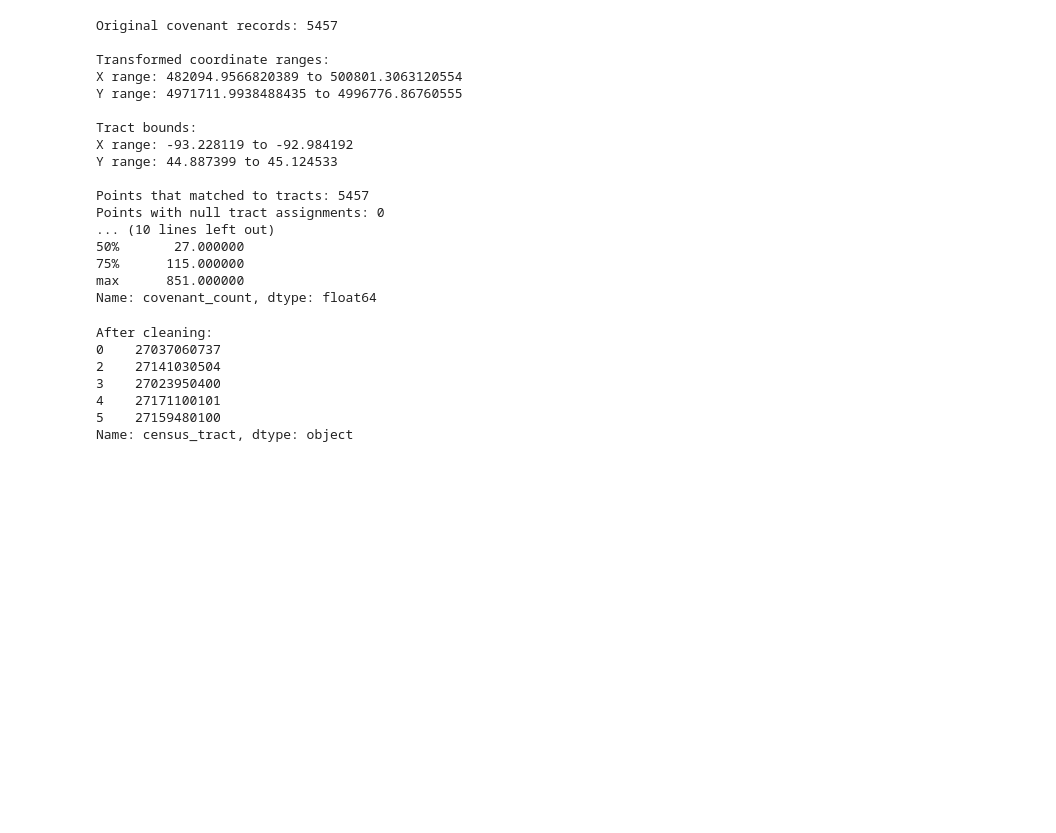
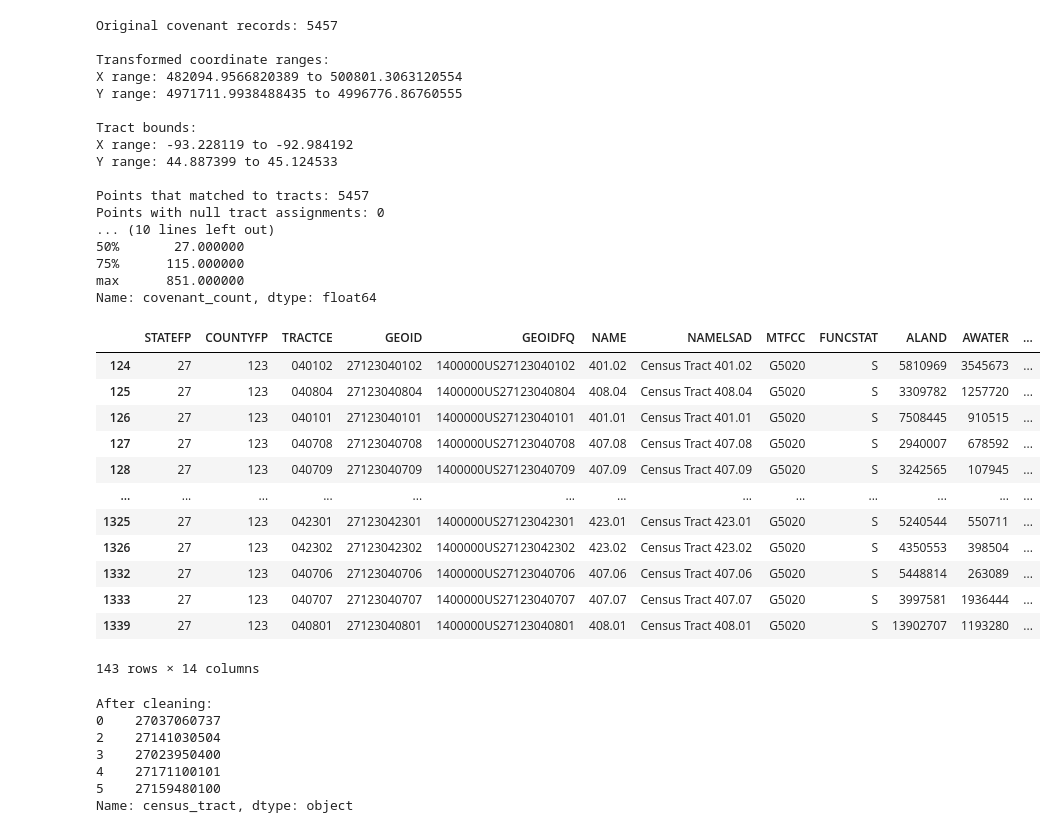
Before and after one commit to chance-roberts/DATA6550-Housing-Bias, a Jupyter notebook: Code/ramsey_housing-data-student-notebook.ipynb, the cells around one changed output. Cells and saved outputs as stored; diff of their text form; code cells hidden in the pictures; blank space fills up the shorter version.

```diff
--- a/Code/ramsey_housing-data-student-notebook.ipynb
+++ b/Code/ramsey_housing-data-student-notebook.ipynb
@@ -439,6 +439,22 @@ Points with null tract assignments: 0
 75%      115.000000
 max      851.000000
 Name: covenant_count, dtype: float64
+# %%
+ramsey_tracts
+# %% [output]
+|  | STATEFP | COUNTYFP | TRACTCE | GEOID | GEOIDFQ | NAME | NAMELSAD | MTFCC | FUNCSTAT | ALAND | AWATER | ... |
+| 124 | 27 | 123 | 040102 | 27123040102 | 1400000US27123040102 | 401.02 | Census Tract 401.02 | G5020 | S | 5810969 | 3545673 | ... |
+| 125 | 27 | 123 | 040804 | 27123040804 | 1400000US27123040804 | 408.04 | Census Tract 408.04 | G5020 | S | 3309782 | 1257720 | ... |
+| 126 | 27 | 123 | 040101 | 27123040101 | 1400000US27123040101 | 401.01 | Census Tract 401.01 | G5020 | S | 7508445 | 910515 | ... |
+| 127 | 27 | 123 | 040708 | 27123040708 | 1400000US27123040708 | 407.08 | Census Tract 407.08 | G5020 | S | 2940007 | 678592 | ... |
+| 128 | 27 | 123 | 040709 | 27123040709 | 1400000US27123040709 | 407.09 | Census Tract 407.09 | G5020 | S | 3242565 | 107945 | ... |
+| ... | ... | ... | ... | ... | ... | ... | ... | ... | ... | ... | ... | ... |
+| 1325 | 27 | 123 | 042301 | 27123042301 | 1400000US27123042301 | 423.01 | Census Tract 423.01 | G5020 | S | 5240544 | 550711 | ... |
+| 1326 | 27 | 123 | 042302 | 27123042302 | 1400000US27123042302 | 423.02 | Census Tract 423.02 | G5020 | S | 4350553 | 398504 | ... |
+| 1332 | 27 | 123 | 040706 | 27123040706 | 1400000US27123040706 | 407.06 | Census Tract 407.06 | G5020 | S | 5448814 | 263089 | ... |
+| 1333 | 27 | 123 | 040707 | 27123040707 | 1400000US27123040707 | 407.07 | Census Tract 407.07 | G5020 | S | 3997581 | 1936444 | ... |
+| 1339 | 27 | 123 | 040801 | 27123040801 | 1400000US27123040801 | 408.01 | Census Tract 408.01 | G5020 | S | 13902707 | 1193280 | ... |
+143 rows × 14 columns
 # %%
 def format_census_tract(value):
     try:
```
Also changed, not shown: parts of 3 cells of this notebook, 5 other files.
